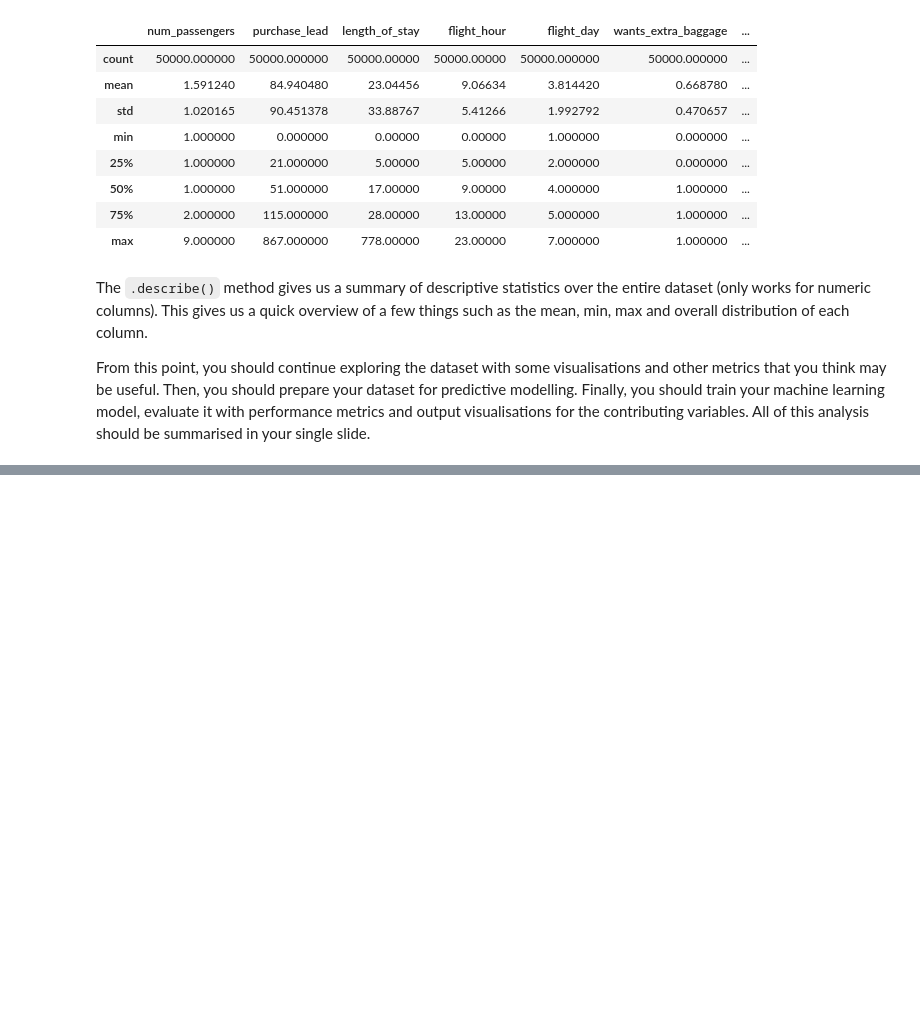
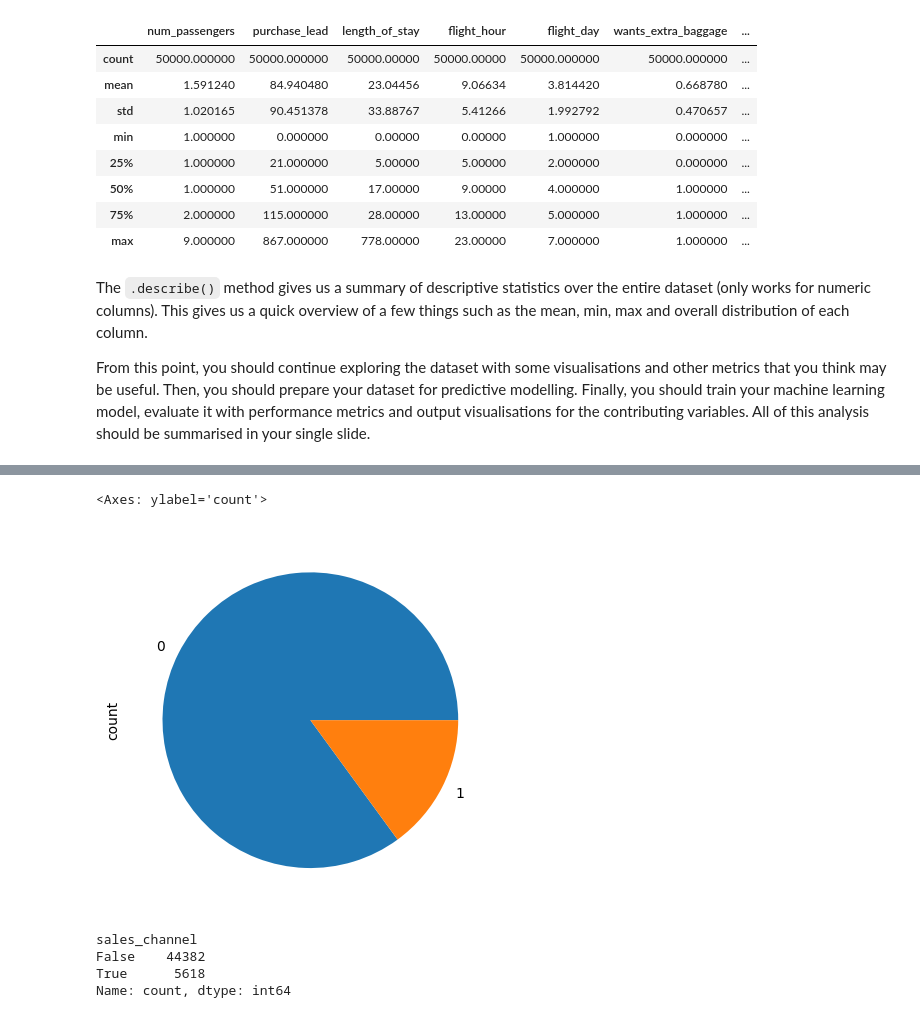
Before and after one commit to nickgeorgemathew/customer-booking-analysis, a Jupyter notebook: customer_booking_analysis.ipynb, the cells around one changed output, grey strips where cells are left out. Drawn from its saved outputs; the diff is of its cells as text; code cells hidden in the pictures; blank space fills up the shorter version.

Commit message:
column by column visualisation and univariate analysis

```diff
--- a/customer_booking_analysis.ipynb
+++ b/customer_booking_analysis.ipynb
@@ -56,3 +20,5 @@ weighted avg       0.80      0.85      0.80     10000
 # %%
-df = pd.read_csv("C:/Users/nikhi/Downloads/customer_booking.csv", encoding="ISO-8859-1")
+df = pd.read_csv("customer_booking.csv", encoding="ISO-8859-1")
 df.head()
+pd.set_option('display.max_columns', None)
+pd.set_option('display.width', 1000)
@@ -362,0 +149,5 @@ Name: count, dtype: int64
+# %%
+df['booking_complete'].value_counts().plot(kind='pie')
+# %% [output]
+<Axes: ylabel='count'>
+[figure, added]
@@ -362,0 +177,7 @@ Name: count, dtype: int64
+# %%
+(df['sales_channel']=='Mobile').value_counts()
+# %% [output]
+sales_channel
+False    44382
+True      5618
+Name: count, dtype: int64
```
Also changed, not shown: parts of 42 cells of this notebook, 1 other file.
